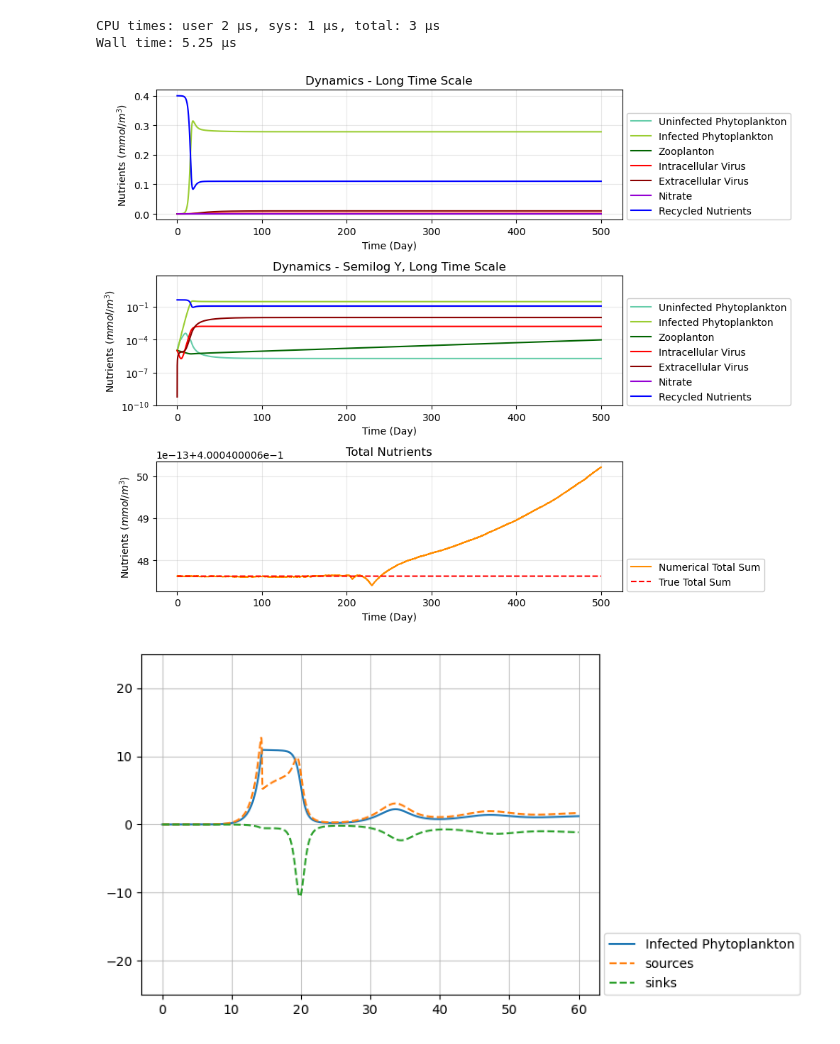
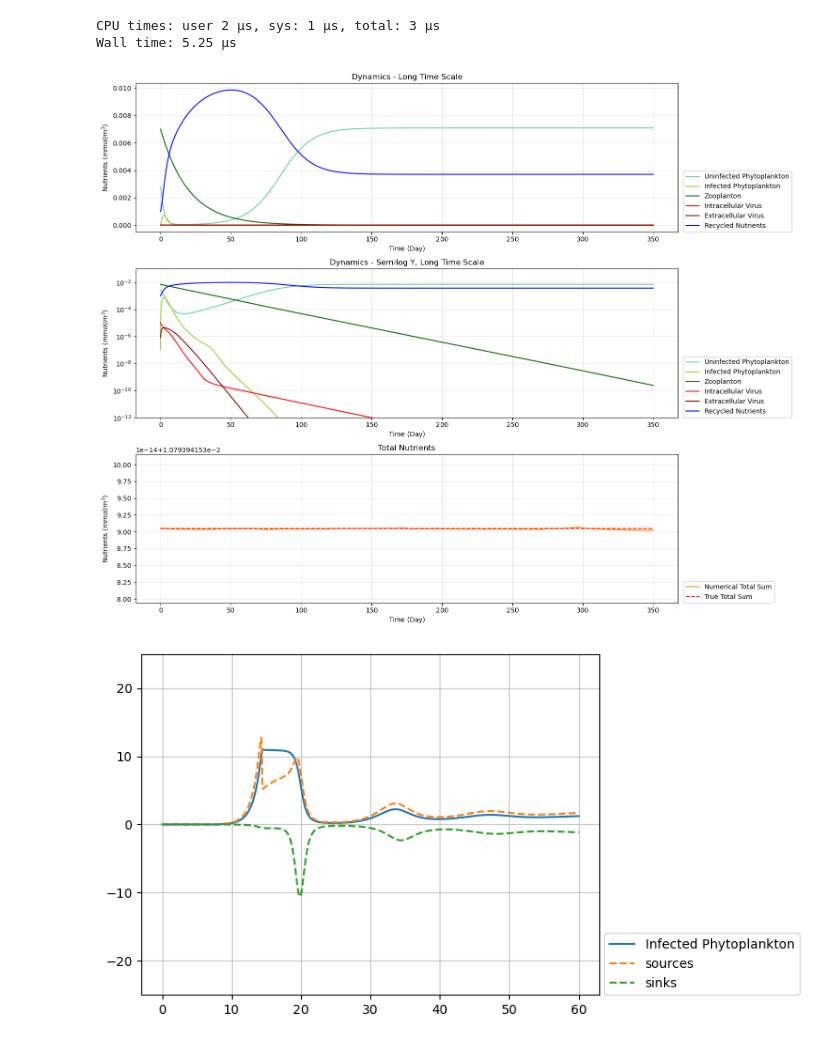
Before and after one commit to JessHolmess/NSF-GCR-Modeling-Repository, a Jupyter notebook: NPZV_Time_Dependent_Simulations.ipynb, the cells around one changed output. Cells and saved outputs as stored; diff of their text form; code cells hidden in the pictures.

```diff
--- a/NPZV_Time_Dependent_Simulations.ipynb
+++ b/NPZV_Time_Dependent_Simulations.ipynb
@@ -238,13 +238,13 @@ V_ind     = 4e5        # NT per individual virus, Table S1
 S_ind     = 1.42e8     # NT per individual host, Table S1
 
 Nn_0 = 0.     #mmol m^-3
-Nr_0 = .4    #mmol m^-3  #should keep Nr_0 above 1, for perturbation tests
-Pu_0 = 1e-5   #mmol m^-3
-Pi_0 = 1e-5   #mmol m^-3
-Z_0  = 1e-5   #mmol m^-3
+Nr_0 = .001    #mmol m^-3  #should keep Nr_0 above 1, for perturbation tests
+Pu_0 = .002783   #mmol m^-3
+Pi_0 = 1e-7   #mmol m^-3
+Z_0  = .007 #mmol m^-3
 Vi_0 = 1e-5   #mmol m^-3
 
-r = 10.
+r = 50.
 Ve_0 = est_viral_abund(r, Pu_0, alpha, beta, S_ind, V_ind)
 
 z0 = [Nn_0, Nr_0, Pu_0, Pi_0, Z_0, Vi_0, Ve_0]
@@ -266,7 +266,7 @@ g         = 1.4              # d^-1 Maximum specific grazing rate
 
 μ_V       = .5         # Max host NT recycling rate
 μ_V_prime = 1.6        # Max de novo NT synthesis rate
-μ_u       = .01
+μ_u       = 0.
 μ_r       = 0          # Viral assimilation fraction related to host mortality
 μ_s       = 1
 μ_P       = .4         # Remineralization fraction due to mortality
@@ -320,6 +315,8 @@ Nn_0 = 0.0  Nr_0 = 0.4  Pu_0 = 1e-05  Pi_0 = 1e-05  Z_0 = 1e-05  Vi_0 = 1e-05  V
 %time
 
 #Running simulation
-t = 500
-sol = solve_ivp(model, [0, t], z0, args=param, max_step=.01, method = 'LSODA')
+t = 350
+tolerances = [1e-8, 1e-8, 1e-12, 1e-8, 1e-8, 1e-10, 1e-10]
+
+sol = solve_ivp(model, [0, t], z0, args=param, max_step=.01, method = 'LSODA', atol=tolerances)
 # %% [output]
@@ -527,7 +524,7 @@ V_E = sol.y[6] #Free (extracellular) viruses
 
 short_scale_cutoff = 100
 
-fig = plt.figure(figsize = (10, 8))
+fig = plt.figure(figsize = (15, 12))
 ax = fig.subplot_mosaic("""A;B;C""")
 
 
@@ -537,42 +534,42 @@ ax["A"].plot(sol.t, P_I, color="yellowgreen"     , label='Infected Phytoplankton
 ax["A"].plot(sol.t, Z,   color="darkgreen"       , label='Zooplanton')
 ax["A"].plot(sol.t, V_I, color="red"             , label='Intracellular Virus')
 ax["A"].plot(sol.t, V_E, color="darkred"         , label='Extracellular Virus')
-ax["A"].plot(sol.t, N_n, color="darkviolet"      , label='Nitrate')
+# ax["A"].plot(sol.t, N_n, color="darkviolet"      , label='Nitrate')
 ax["A"].plot(sol.t, N_r, color="blue"            , label='Recycled Nutrients')
 
 ax["A"].set_title('Dynamics - Long Time Scale')
 
 ###
 ax["B"].plot(sol.t, P_U, color="mediumaquamarine", label='Uninfected Phytoplankton')
 ax["B"].plot(sol.t, P_I, color="yellowgreen"     , label='Infected Phytoplankton')
 ax["B"].plot(sol.t, Z,   color="darkgreen"       , label='Zooplanton')
 ax["B"].plot(sol.t, V_I, color="red"             , label='Intracellular Virus')
 ax["B"].plot(sol.t, V_E, color="darkred"         , label='Extracellular Virus')
-ax["B"].plot(sol.t, N_n, color="darkviolet"      , label='Nitrate')
+# ax["B"].plot(sol.t, N_n, color="darkviolet"      , label='Nitrate')
 ax["B"].plot(sol.t, N_r, color="blue"            , label='Recycled Nutrients')
 
 ax["B"].set_title('Dynamics - Semilog Y, Long Time Scale')
 ax["B"].set_yscale('log')
-ax["B"].set_ylim(1e-10, 65)
+ax["B"].set_ylim(1e-12, 1e-1)
 
 ###
 ax["C"].plot(sol.t, N_n + N_r + P_U + P_I + Z + V_I + V_E, color ='darkorange', label='Numerical Total Sum')
 ax["C"].plot(sol.t, np.full(len(sol.t), sum(z0)), '--', color = 'red', label='True Total Sum')
 
 ax["C"].set_title('Total Nutrients')
 
 for plot in ax:
     ax[plot].set_xlabel('Time (Day)')
     ax[plot].set_ylabel(r'Nutrients ($mmol/m^3$)')
 
     ax[plot].grid(alpha=.3)
     ax[plot].legend(loc=(1.01, 0), framealpha=1)
 
 
 plt.tight_layout()
 plt.show()
 # %% [output]
-[figure, old version]
+[figure, new version]
 # %%
 plt.plot(sol.t, P_I, label='Infected Phytoplankton')
 plt.plot(sol.t, P_I_svs['Sources'], '--', label='sources')
```
Also changed, not shown: parts of 2 cells of this notebook, 3 other files.
